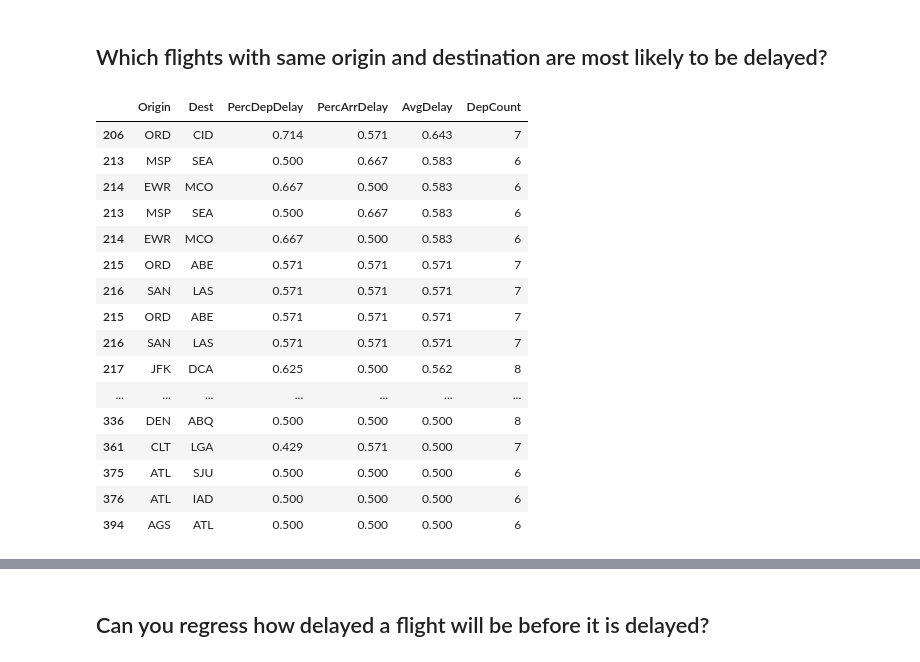
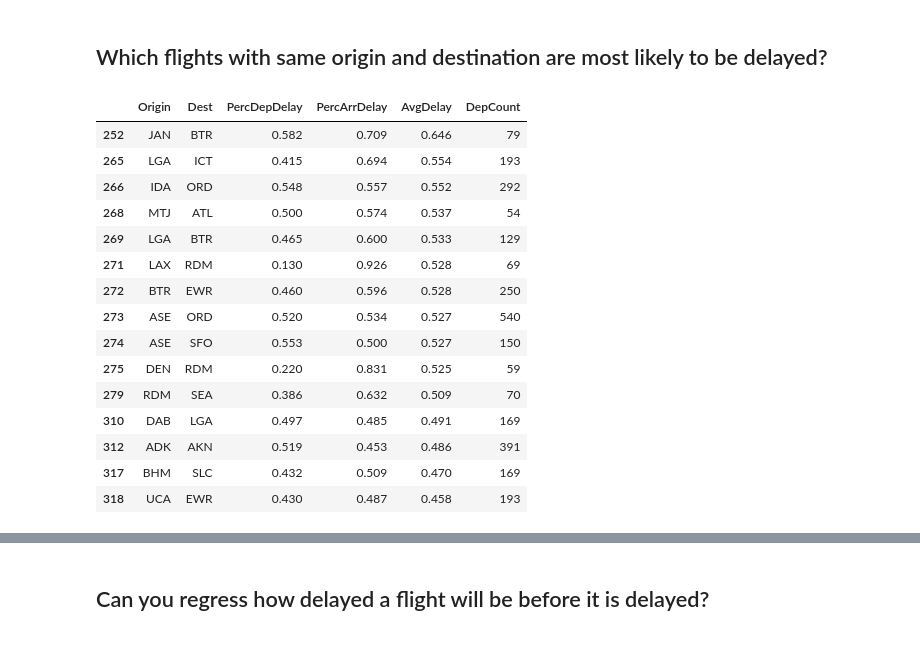
Before and after one commit to rlshuhart/Unit-14_Analyzing_Airline_Flight_Delays, a Jupyter notebook: reports/BHallum_RShuhart_CFicklin_Unit14CaseStudy.ipynb, the cells around one changed output, grey strips where cells are left out. Saved outputs shown, nothing was run; the diff lists cells and outputs as text; code cells hidden in the pictures.

```diff
--- a/reports/BHallum_RShuhart_CFicklin_Unit14CaseStudy.ipynb
+++ b/reports/BHallum_RShuhart_CFicklin_Unit14CaseStudy.ipynb
@@ -308,27 +302,26 @@ airport_delays_pcts[airport_delays_pcts['DepCount'] > 50].nlargest(15, 'AvgDelay
 # %%
 org_dest_pcts = (pd.merge(pct_delayed_by_origin_dest, pct_late_by_origin_dest, on=['Origin','Dest'])
                  .assign(AvgDelay= lambda x: (x['PercDepDelay'] + x['PercArrDelay'])/2)
                  .sort_values(by='AvgDelay', ascending=False)
                 )
 
 org_dest_pcts = pd.merge(org_dest_pcts, delayed_by_origin_dest_count, on=['Origin','Dest'])
 
-org_dest_pcts[org_dest_pcts['DepCount'] > 5].nlargest(15, 'AvgDelay')
+org_dest_pcts[org_dest_pcts['DepCount'] > 50].nlargest(15, 'AvgDelay')
 # %% [output]
 |  | Origin | Dest | PercDepDelay | PercArrDelay | AvgDelay | DepCount |
-| 206 | ORD | CID | 0.714 | 0.571 | 0.643 | 7 |
-| 213 | MSP | SEA | 0.500 | 0.667 | 0.583 | 6 |
-| 214 | EWR | MCO | 0.667 | 0.500 | 0.583 | 6 |
-| 213 | MSP | SEA | 0.500 | 0.667 | 0.583 | 6 |
-| 214 | EWR | MCO | 0.667 | 0.500 | 0.583 | 6 |
-| 215 | ORD | ABE | 0.571 | 0.571 | 0.571 | 7 |
-| 216 | SAN | LAS | 0.571 | 0.571 | 0.571 | 7 |
-| 215 | ORD | ABE | 0.571 | 0.571 | 0.571 | 7 |
-| 216 | SAN | LAS | 0.571 | 0.571 | 0.571 | 7 |
-| 217 | JFK | DCA | 0.625 | 0.500 | 0.562 | 8 |
-| ... | ... | ... | ... | ... | ... | ... |
-| 336 | DEN | ABQ | 0.500 | 0.500 | 0.500 | 8 |
-| 361 | CLT | LGA | 0.429 | 0.571 | 0.500 | 7 |
-| 375 | ATL | SJU | 0.500 | 0.500 | 0.500 | 6 |
-| 376 | ATL | IAD | 0.500 | 0.500 | 0.500 | 6 |
-| 394 | AGS | ATL | 0.500 | 0.500 | 0.500 | 6 |
+| 252 | JAN | BTR | 0.582 | 0.709 | 0.646 | 79 |
+| 265 | LGA | ICT | 0.415 | 0.694 | 0.554 | 193 |
+| 266 | IDA | ORD | 0.548 | 0.557 | 0.552 | 292 |
+| 268 | MTJ | ATL | 0.500 | 0.574 | 0.537 | 54 |
+| 269 | LGA | BTR | 0.465 | 0.600 | 0.533 | 129 |
+| 271 | LAX | RDM | 0.130 | 0.926 | 0.528 | 69 |
+| 272 | BTR | EWR | 0.460 | 0.596 | 0.528 | 250 |
+| 273 | ASE | ORD | 0.520 | 0.534 | 0.527 | 540 |
+| 274 | ASE | SFO | 0.553 | 0.500 | 0.527 | 150 |
+| 275 | DEN | RDM | 0.220 | 0.831 | 0.525 | 59 |
+| 279 | RDM | SEA | 0.386 | 0.632 | 0.509 | 70 |
+| 310 | DAB | LGA | 0.497 | 0.485 | 0.491 | 169 |
+| 312 | ADK | AKN | 0.519 | 0.453 | 0.486 | 391 |
+| 317 | BHM | SLC | 0.432 | 0.509 | 0.470 | 169 |
+| 318 | UCA | EWR | 0.430 | 0.487 | 0.458 | 193 |
```
Also changed, not shown: parts of 25 cells of this notebook.
